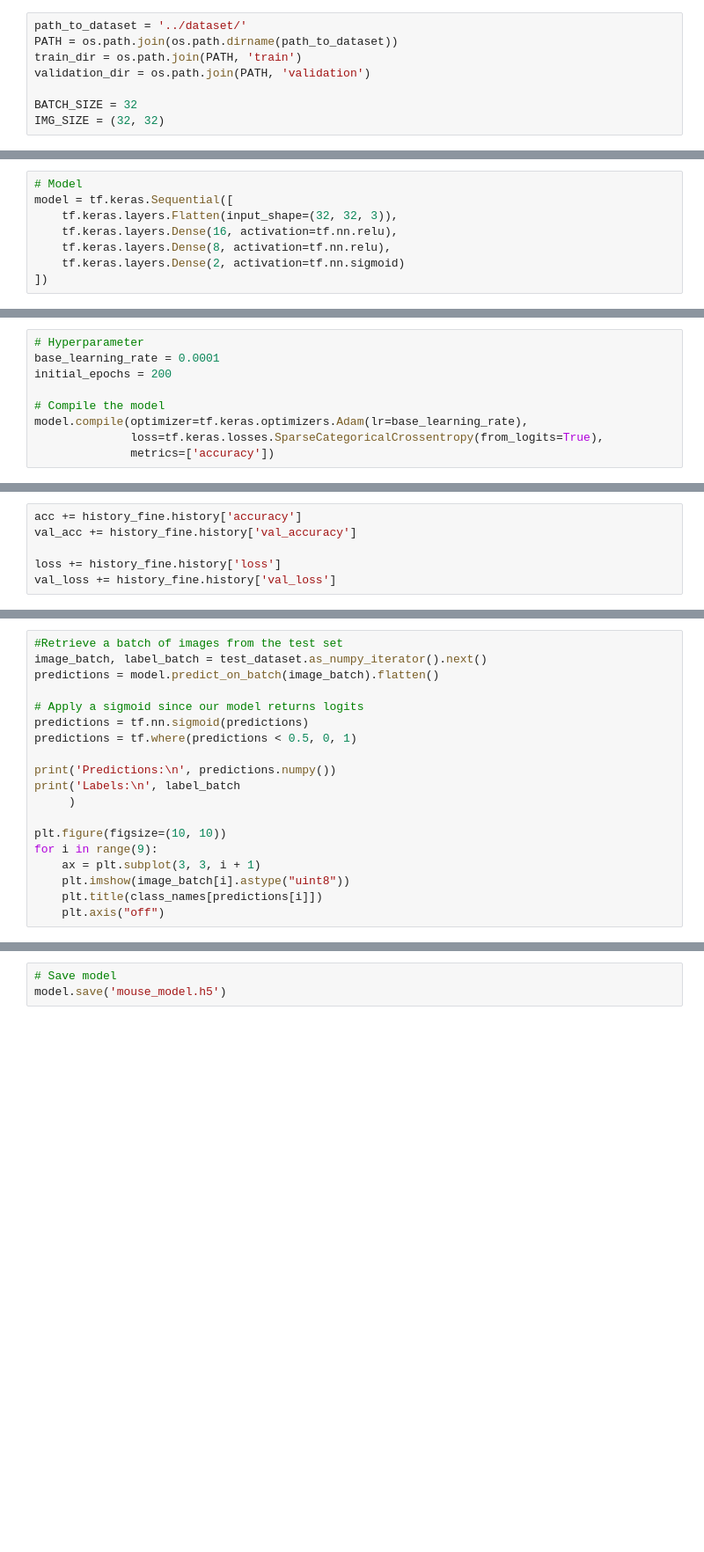
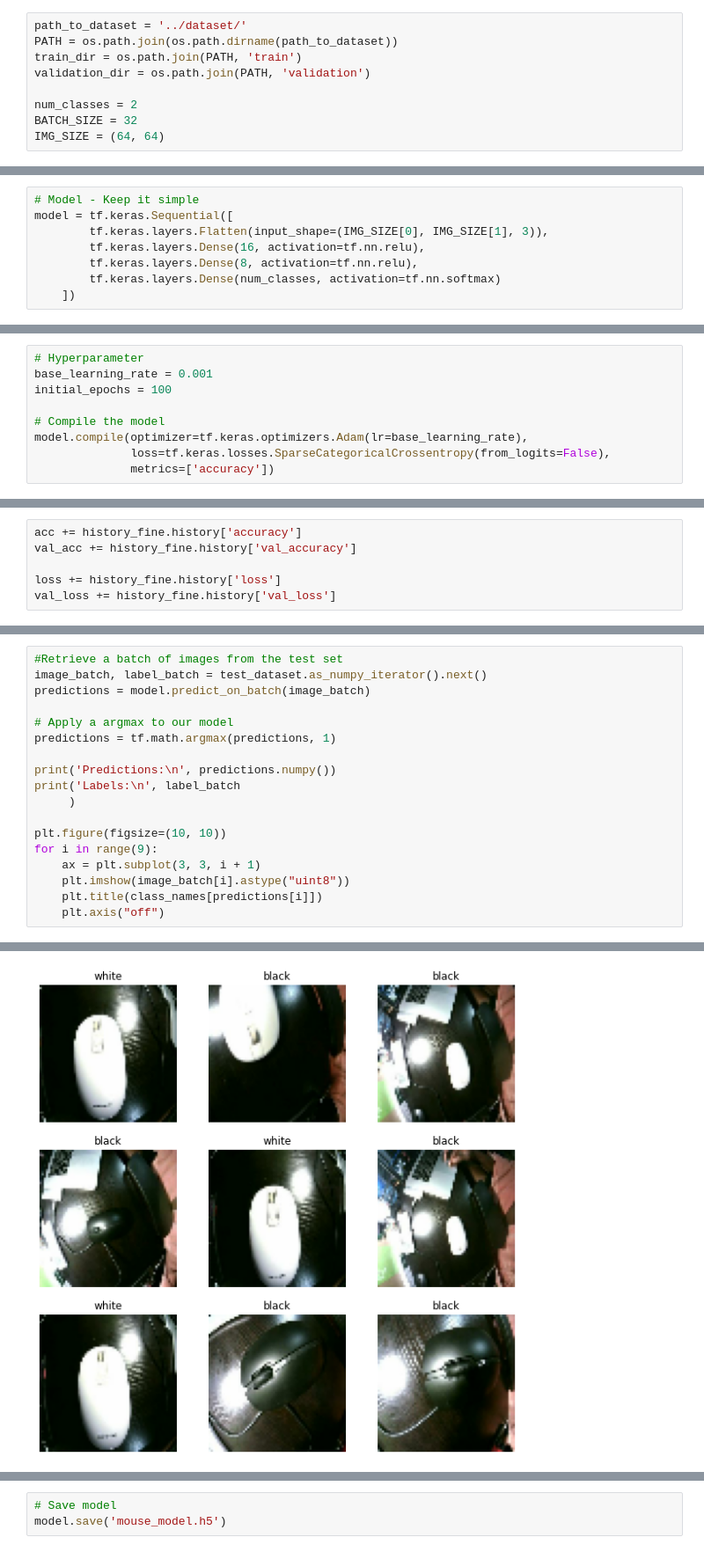
Before and after one commit to gigwegbe/image_classification_with_openmv_camera, a Jupyter notebook: notebook/train_notebook.ipynb, the cells around one changed output, grey strips where cells are left out. Shown at 88% size. Drawn from its saved outputs; the diff is of its cells as text; blank space fills up the shorter version.

```diff
--- a/notebook/train_notebook.ipynb
+++ b/notebook/train_notebook.ipynb
@@ -22,8 +20,9 @@ PATH = os.path.join(os.path.dirname(path_to_dataset))
 train_dir = os.path.join(PATH, 'train')
 validation_dir = os.path.join(PATH, 'validation')
 
+num_classes = 2
 BATCH_SIZE = 32
-IMG_SIZE = (32, 32)
+IMG_SIZE = (64, 64)
 # %%
 # Train dataset
 train_dataset = image_dataset_from_directory(train_dir,
@@ -50,13 +42,13 @@ validation_dataset = image_dataset_from_directory(validation_dir,
 # %% [output]
 Found 220 files belonging to 2 classes.
 # %%
-# Model
+# Model - Keep it simple
 model = tf.keras.Sequential([
-    tf.keras.layers.Flatten(input_shape=(32, 32, 3)),
-    tf.keras.layers.Dense(16, activation=tf.nn.relu),
-    tf.keras.layers.Dense(8, activation=tf.nn.relu),
-    tf.keras.layers.Dense(2, activation=tf.nn.sigmoid)
-])
+        tf.keras.layers.Flatten(input_shape=(IMG_SIZE[0], IMG_SIZE[1], 3)),
+        tf.keras.layers.Dense(16, activation=tf.nn.relu),
+        tf.keras.layers.Dense(8, activation=tf.nn.relu),
+        tf.keras.layers.Dense(num_classes, activation=tf.nn.softmax)
+    ])
 # %%
 model.summary()
 # %% [output]
@@ -98,11 +88,11 @@ for images, labels in train_dataset.take(1):
 # %%
 # Hyperparameter
-base_learning_rate = 0.0001
-initial_epochs = 200
+base_learning_rate = 0.001
+initial_epochs = 100
 
 # Compile the model
 model.compile(optimizer=tf.keras.optimizers.Adam(lr=base_learning_rate),
-              loss=tf.keras.losses.SparseCategoricalCrossentropy(from_logits=True),
+              loss=tf.keras.losses.SparseCategoricalCrossentropy(from_logits=False),
               metrics=['accuracy'])
 # %%
 # Evaluate model before training
@@ -198,11 +214,10 @@ print('Test accuracy :', accuracy)
 # %%
 #Retrieve a batch of images from the test set
 image_batch, label_batch = test_dataset.as_numpy_iterator().next()
-predictions = model.predict_on_batch(image_batch).flatten()
+predictions = model.predict_on_batch(image_batch)
 
-# Apply a sigmoid since our model returns logits
-predictions = tf.nn.sigmoid(predictions)
-predictions = tf.where(predictions < 0.5, 0, 1)
+# Apply a argmax to our model
+predictions = tf.math.argmax(predictions, 1)
 
 print('Predictions:\n', predictions.numpy())
 print('Labels:\n', label_batch
@@ -214,3 +229,4 @@ for i in range(9):
     plt.imshow(image_batch[i].astype("uint8"))
     plt.title(class_names[predictions[i]])
     plt.axis("off")
+# %% [output]
@@ -217,3 +237,4 @@ for i in range(9):
+[figure, added]
 # %%
 #To quantize the input and output tensors, and make the converter throw an error if it encounters an
 # operation it cannot quantize, convert the model again with some additional parameters
```
Also changed, not shown: parts of 16 cells of this notebook, 4 other files.
